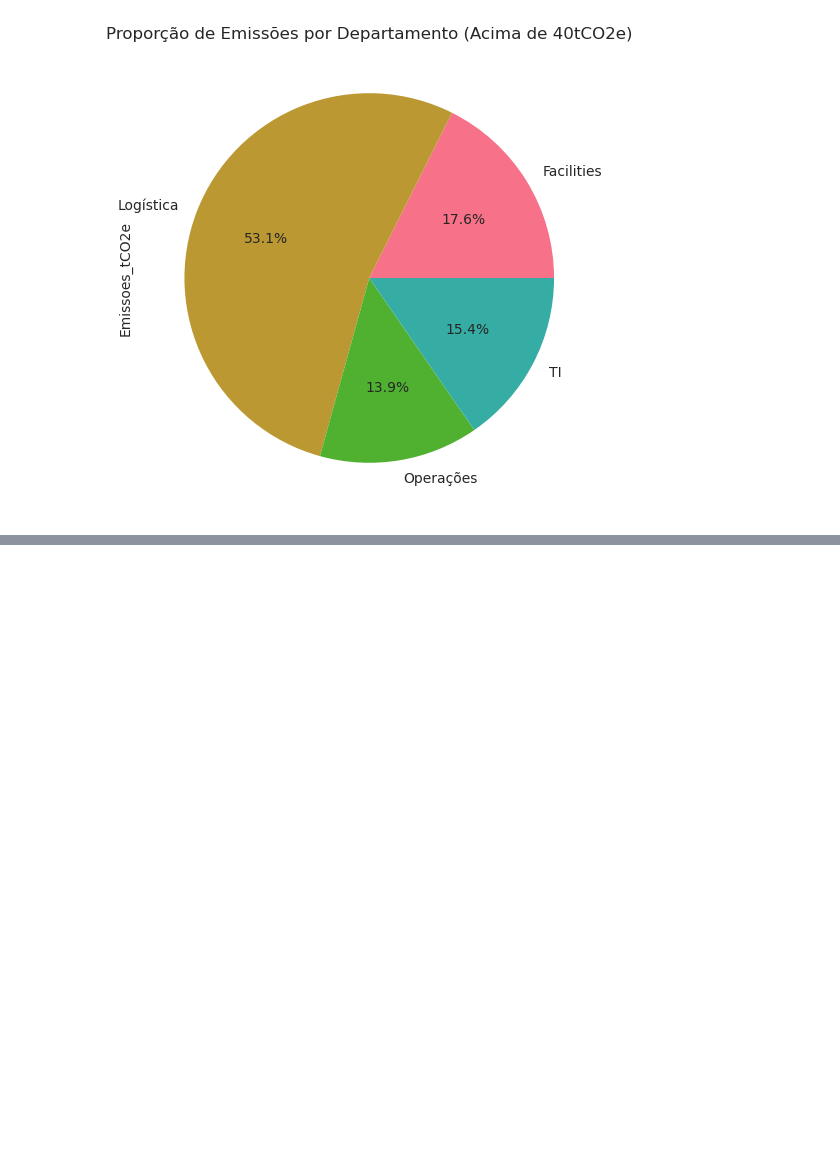
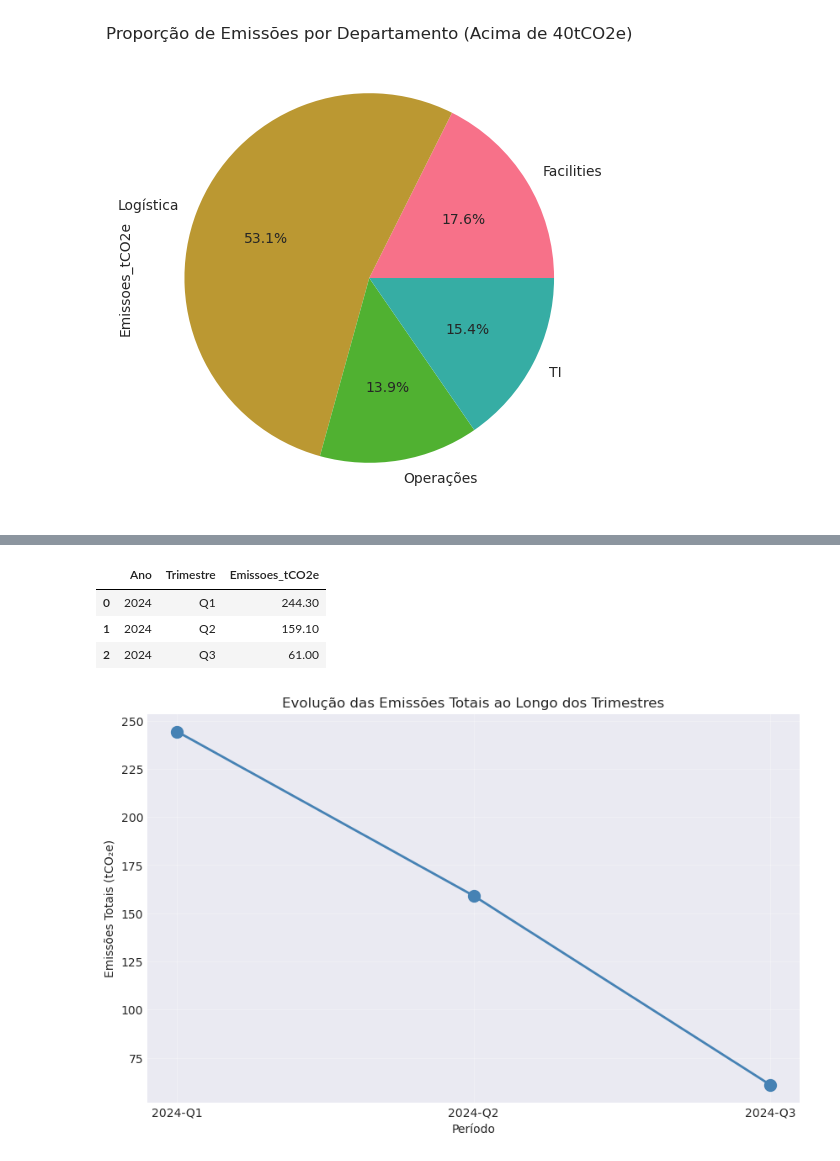
Before and after one commit to esscova/data-trivium, a Jupyter notebook: analytics/010.ipynb, the cells around one changed output, grey strips where cells are left out. Cells and saved outputs as stored; diff of their text form; code cells hidden in the pictures; blank space fills up the shorter version.

```diff
--- a/analytics/010.ipynb
+++ b/analytics/010.ipynb
@@ -440,0 +530,27 @@ Após concluir as tarefas, reflita sobre os seguintes pontos:
+# %%
+# 6.1 total de emissoes por periodo
+df.groupby(['Ano','Trimestre'])['Emissoes_tCO2e'].sum().sort_values(ascending=False).reset_index()
+# %% [output]
+|  | Ano | Trimestre | Emissoes_tCO2e |
+| 0 | 2024 | Q1 | 244.30 |
+| 1 | 2024 | Q2 | 159.10 |
+| 2 | 2024 | Q3 | 61.00 |
+# %%
+# 6.2 evolução temporal
+emissoes_periodo = df.groupby('Periodo')['Emissoes_tCO2e'].sum().sort_index()
+
+plt.figure(figsize=(10, 6))
+plt.plot(emissoes_periodo.index,
+         emissoes_periodo.values,
+         marker='o',
+         linewidth=2,
+         markersize=10,
+         color='steelblue')
+
+plt.xlabel('Período')
+plt.ylabel('Emissões Totais (tCO₂e)')
+plt.title('Evolução das Emissões Totais ao Longo dos Trimestres')
+plt.grid(True, alpha=0.3)
+plt.show()
+# %% [output]
+[figure, added]
```
Also changed, not shown: parts of 17 cells of this notebook.
